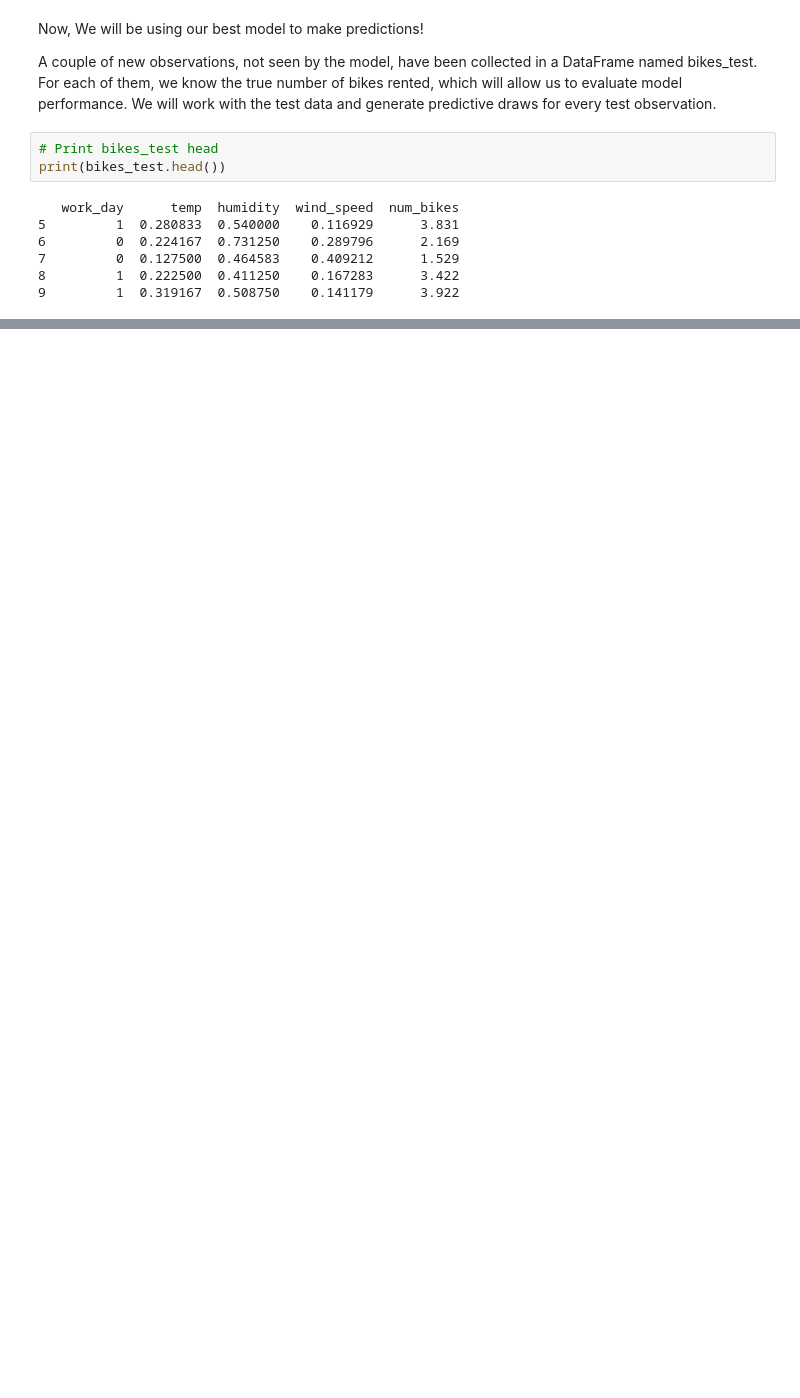
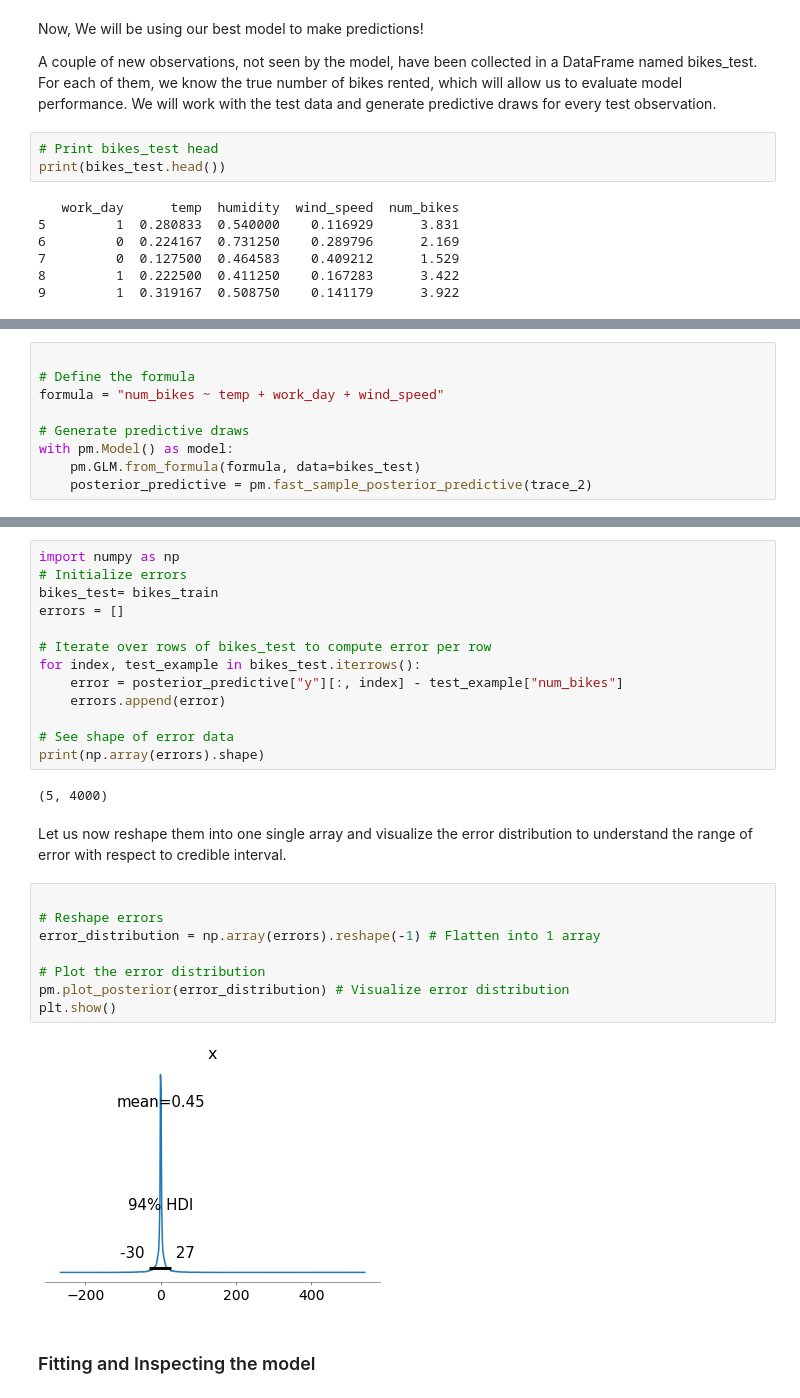
Before and after one commit to syednayeemridwan/data-science-projects, a Jupyter notebook: MCMC for Optimized profit/simulation - final - Copy.ipynb, the cells around one changed output, grey strips where cells are left out. Saved outputs shown, nothing was run; the diff lists cells and outputs as text; blank space fills up the shorter version.

```diff
--- a/MCMC for Optimized profit/simulation - final - Copy.ipynb
+++ b/MCMC for Optimized profit/simulation - final - Copy.ipynb
@@ -213,0 +216,9 @@ print(bikes_test.head())
+# %%
+
+# Define the formula
+formula = "num_bikes ~ temp + work_day + wind_speed"
+
+# Generate predictive draws
+with pm.Model() as model:
+    pm.GLM.from_formula(formula, data=bikes_test)
+    posterior_predictive = pm.fast_sample_posterior_predictive(trace_2)
@@ -213,0 +240,29 @@ print(bikes_test.head())
+# %%
+import numpy as np
+# Initialize errors
+bikes_test= bikes_train
+errors = []
+
+# Iterate over rows of bikes_test to compute error per row
+for index, test_example in bikes_test.iterrows():
+    error = posterior_predictive["y"][:, index] - test_example["num_bikes"]
+    errors.append(error)
+
+# See shape of error data
+print(np.array(errors).shape)
+# %% [output]
+(5, 4000)
+# %% [markdown]
+Let us now reshape them into one single array and visualize the error distribution to understand the range of error with respect to credible interval.
+# %%
+
+# Reshape errors
+error_distribution = np.array(errors).reshape(-1) # Flatten into 1 array
+
+# Plot the error distribution
+pm.plot_posterior(error_distribution) # Visualize error distribution
+plt.show()
+# %% [output]
+[figure, added]
+# %% [markdown]
+### Fitting and Inspecting the model
```
Also changed, not shown: parts of 13 cells of this notebook.
